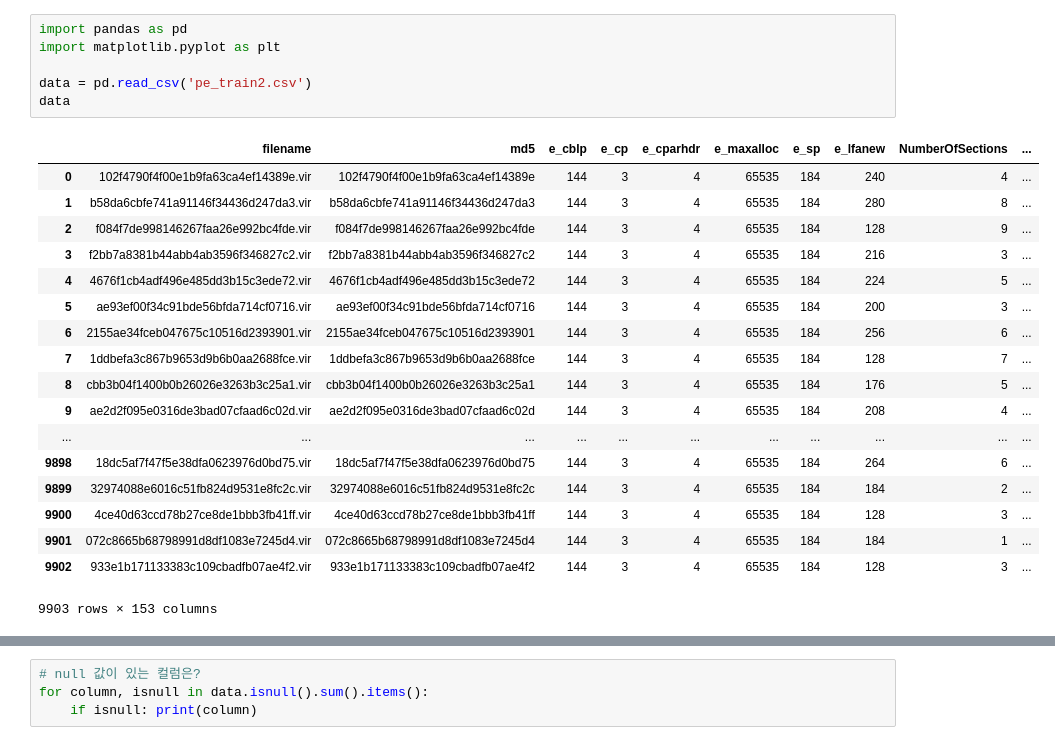
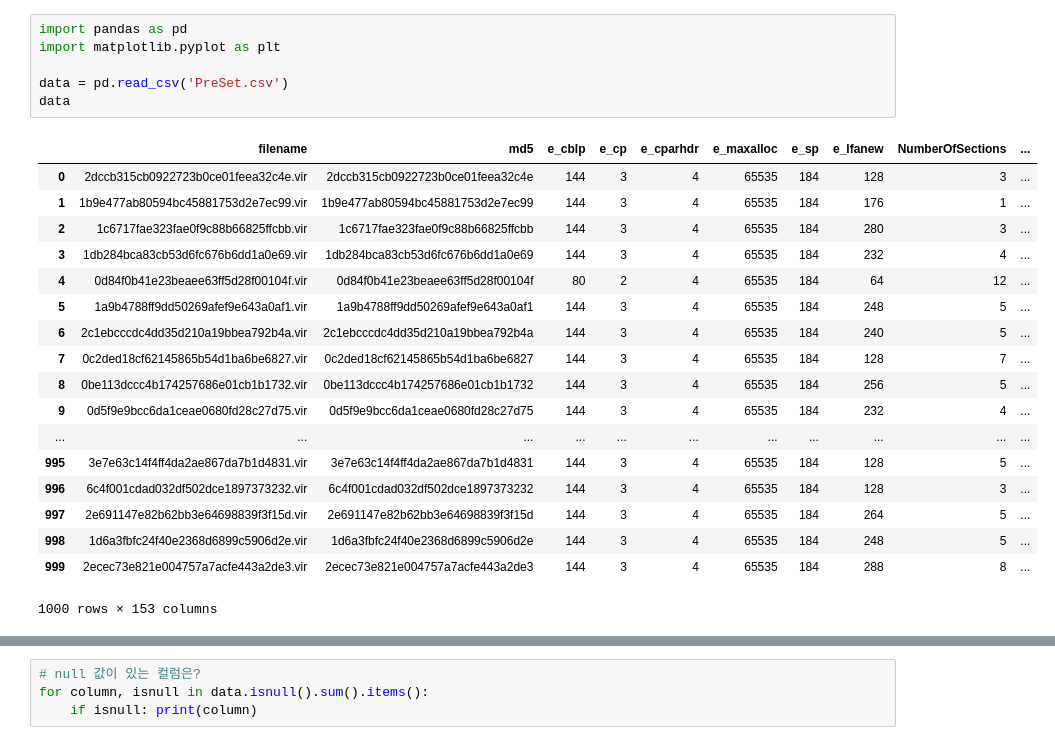
Before and after one commit to bassyu/information-security-RnD-data-challenge-2019, a Jupyter notebook: model/lab_pe.ipynb, the cells around one changed output, grey strips where cells are left out. Cells and saved outputs as stored; diff of their text form.

```diff
--- a/model/lab_pe.ipynb
+++ b/model/lab_pe.ipynb
@@ -1,28 +1,28 @@
 # %%
 import pandas as pd
 import matplotlib.pyplot as plt
 
-data = pd.read_csv('pe_train2.csv')
+data = pd.read_csv('PreSet.csv')
 data
 # %% [output]
 |  | filename | md5 | e_cblp | e_cp | e_cparhdr | e_maxalloc | e_sp | e_lfanew | NumberOfSections | ... |
-| 0 | 102f4790f4f00e1b9fa63ca4ef14389e.vir | 102f4790f4f00e1b9fa63ca4ef14389e | 144 | 3 | 4 | 65535 | 184 | 240 | 4 | ... |
-| 1 | b58da6cbfe741a91146f34436d247da3.vir | b58da6cbfe741a91146f34436d247da3 | 144 | 3 | 4 | 65535 | 184 | 280 | 8 | ... |
-| 2 | f084f7de998146267faa26e992bc4fde.vir | f084f7de998146267faa26e992bc4fde | 144 | 3 | 4 | 65535 | 184 | 128 | 9 | ... |
-| 3 | f2bb7a8381b44abb4ab3596f346827c2.vir | f2bb7a8381b44abb4ab3596f346827c2 | 144 | 3 | 4 | 65535 | 184 | 216 | 3 | ... |
-| 4 | 4676f1cb4adf496e485dd3b15c3ede72.vir | 4676f1cb4adf496e485dd3b15c3ede72 | 144 | 3 | 4 | 65535 | 184 | 224 | 5 | ... |
-| 5 | ae93ef00f34c91bde56bfda714cf0716.vir | ae93ef00f34c91bde56bfda714cf0716 | 144 | 3 | 4 | 65535 | 184 | 200 | 3 | ... |
-| 6 | 2155ae34fceb047675c10516d2393901.vir | 2155ae34fceb047675c10516d2393901 | 144 | 3 | 4 | 65535 | 184 | 256 | 6 | ... |
-| 7 | 1ddbefa3c867b9653d9b6b0aa2688fce.vir | 1ddbefa3c867b9653d9b6b0aa2688fce | 144 | 3 | 4 | 65535 | 184 | 128 | 7 | ... |
-| 8 | cbb3b04f1400b0b26026e3263b3c25a1.vir | cbb3b04f1400b0b26026e3263b3c25a1 | 144 | 3 | 4 | 65535 | 184 | 176 | 5 | ... |
-| 9 | ae2d2f095e0316de3bad07cfaad6c02d.vir | ae2d2f095e0316de3bad07cfaad6c02d | 144 | 3 | 4 | 65535 | 184 | 208 | 4 | ... |
+| 0 | 2dccb315cb0922723b0ce01feea32c4e.vir | 2dccb315cb0922723b0ce01feea32c4e | 144 | 3 | 4 | 65535 | 184 | 128 | 3 | ... |
+| 1 | 1b9e477ab80594bc45881753d2e7ec99.vir | 1b9e477ab80594bc45881753d2e7ec99 | 144 | 3 | 4 | 65535 | 184 | 176 | 1 | ... |
+| 2 | 1c6717fae323fae0f9c88b66825ffcbb.vir | 1c6717fae323fae0f9c88b66825ffcbb | 144 | 3 | 4 | 65535 | 184 | 280 | 3 | ... |
+| 3 | 1db284bca83cb53d6fc676b6dd1a0e69.vir | 1db284bca83cb53d6fc676b6dd1a0e69 | 144 | 3 | 4 | 65535 | 184 | 232 | 4 | ... |
+| 4 | 0d84f0b41e23beaee63ff5d28f00104f.vir | 0d84f0b41e23beaee63ff5d28f00104f | 80 | 2 | 4 | 65535 | 184 | 64 | 12 | ... |
+| 5 | 1a9b4788ff9dd50269afef9e643a0af1.vir | 1a9b4788ff9dd50269afef9e643a0af1 | 144 | 3 | 4 | 65535 | 184 | 248 | 5 | ... |
+| 6 | 2c1ebcccdc4dd35d210a19bbea792b4a.vir | 2c1ebcccdc4dd35d210a19bbea792b4a | 144 | 3 | 4 | 65535 | 184 | 240 | 5 | ... |
+| 7 | 0c2ded18cf62145865b54d1ba6be6827.vir | 0c2ded18cf62145865b54d1ba6be6827 | 144 | 3 | 4 | 65535 | 184 | 128 | 7 | ... |
+| 8 | 0be113dccc4b174257686e01cb1b1732.vir | 0be113dccc4b174257686e01cb1b1732 | 144 | 3 | 4 | 65535 | 184 | 256 | 5 | ... |
+| 9 | 0d5f9e9bcc6da1ceae0680fd28c27d75.vir | 0d5f9e9bcc6da1ceae0680fd28c27d75 | 144 | 3 | 4 | 65535 | 184 | 232 | 4 | ... |
 | ... | ... | ... | ... | ... | ... | ... | ... | ... | ... | ... |
-| 9898 | 18dc5af7f47f5e38dfa0623976d0bd75.vir | 18dc5af7f47f5e38dfa0623976d0bd75 | 144 | 3 | 4 | 65535 | 184 | 264 | 6 | ... |
-| 9899 | 32974088e6016c51fb824d9531e8fc2c.vir | 32974088e6016c51fb824d9531e8fc2c | 144 | 3 | 4 | 65535 | 184 | 184 | 2 | ... |
-| 9900 | 4ce40d63ccd78b27ce8de1bbb3fb41ff.vir | 4ce40d63ccd78b27ce8de1bbb3fb41ff | 144 | 3 | 4 | 65535 | 184 | 128 | 3 | ... |
-| 9901 | 072c8665b68798991d8df1083e7245d4.vir | 072c8665b68798991d8df1083e7245d4 | 144 | 3 | 4 | 65535 | 184 | 184 | 1 | ... |
-| 9902 | 933e1b171133383c109cbadfb07ae4f2.vir | 933e1b171133383c109cbadfb07ae4f2 | 144 | 3 | 4 | 65535 | 184 | 128 | 3 | ... |
+| 995 | 3e7e63c14f4ff4da2ae867da7b1d4831.vir | 3e7e63c14f4ff4da2ae867da7b1d4831 | 144 | 3 | 4 | 65535 | 184 | 128 | 5 | ... |
+| 996 | 6c4f001cdad032df502dce1897373232.vir | 6c4f001cdad032df502dce1897373232 | 144 | 3 | 4 | 65535 | 184 | 128 | 3 | ... |
+| 997 | 2e691147e82b62bb3e64698839f3f15d.vir | 2e691147e82b62bb3e64698839f3f15d | 144 | 3 | 4 | 65535 | 184 | 264 | 5 | ... |
+| 998 | 1d6a3fbfc24f40e2368d6899c5906d2e.vir | 1d6a3fbfc24f40e2368d6899c5906d2e | 144 | 3 | 4 | 65535 | 184 | 248 | 5 | ... |
+| 999 | 2ecec73e821e004757a7acfe443a2de3.vir | 2ecec73e821e004757a7acfe443a2de3 | 144 | 3 | 4 | 65535 | 184 | 288 | 8 | ... |
-9903 rows × 153 columns
+1000 rows × 153 columns
 # %%
 data.info()
 # %% [output]
```
Also changed, not shown: parts of 8 cells of this notebook.
